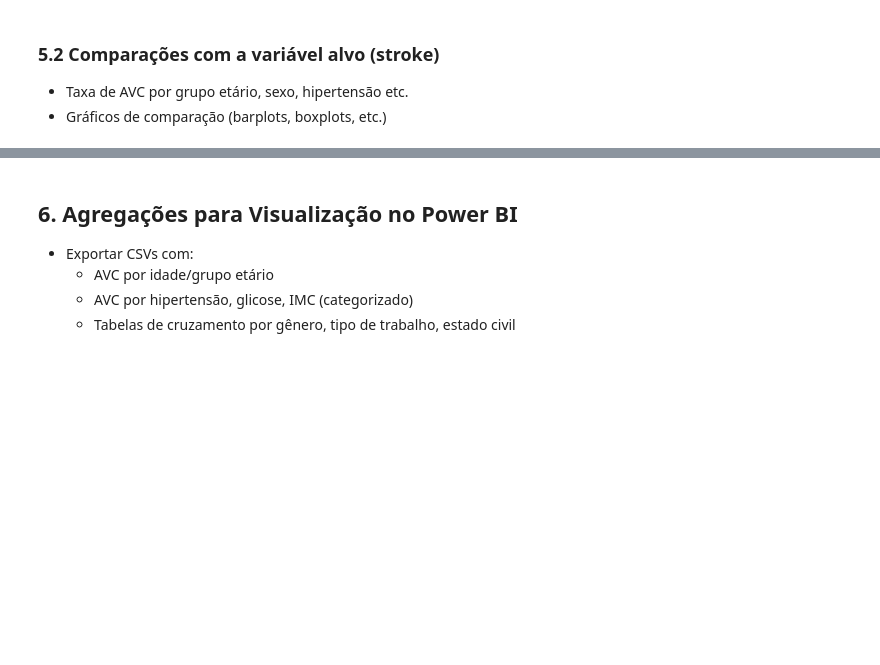
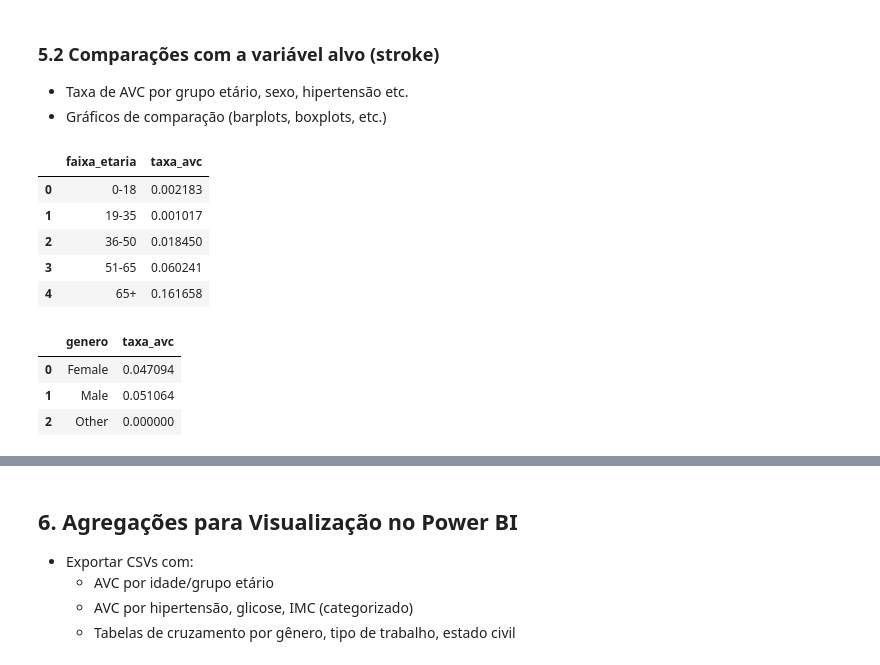
Before and after one commit to danoliveiraed/portfolio-projects, a Jupyter notebook: stroke-risk-analysis/notebooks/stroke_analysis.ipynb, the cells around one changed output, grey strips where cells are left out. Cells and saved outputs as stored; diff of their text form; code cells hidden in the pictures; blank space fills up the shorter version.

```diff
--- a/stroke-risk-analysis/notebooks/stroke_analysis.ipynb
+++ b/stroke-risk-analysis/notebooks/stroke_analysis.ipynb
@@ -216,3 +217,25 @@ dado.head(3)
 ### 5.2 Comparações com a variável alvo (stroke)
 - Taxa de AVC por grupo etário, sexo, hipertensão etc.
 - Gráficos de comparação (barplots, boxplots, etc.)
+# %%
+#agregação por faixa etária
+df_avc_faixa_etaria = dado.groupby('faixa_etaria')['avc'].mean().reset_index()
+df_avc_faixa_etaria.columns = ['faixa_etaria', 'taxa_avc']
+df_avc_faixa_etaria
+# %% [output]
+|  | faixa_etaria | taxa_avc |
+| 0 | 0-18 | 0.002183 |
+| 1 | 19-35 | 0.001017 |
+| 2 | 36-50 | 0.018450 |
+| 3 | 51-65 | 0.060241 |
+| 4 | 65+ | 0.161658 |
+# %%
+#agregação por gênero
+df_avc_genero = dado.groupby('genero')['avc'].mean().reset_index()
+df_avc_genero.columns = ['genero', 'taxa_avc']
+df_avc_genero
+# %% [output]
+|  | genero | taxa_avc |
+| 0 | Female | 0.047094 |
+| 1 | Male | 0.051064 |
+| 2 | Other | 0.000000 |
```
Also changed, not shown: parts of 10 cells of this notebook.
